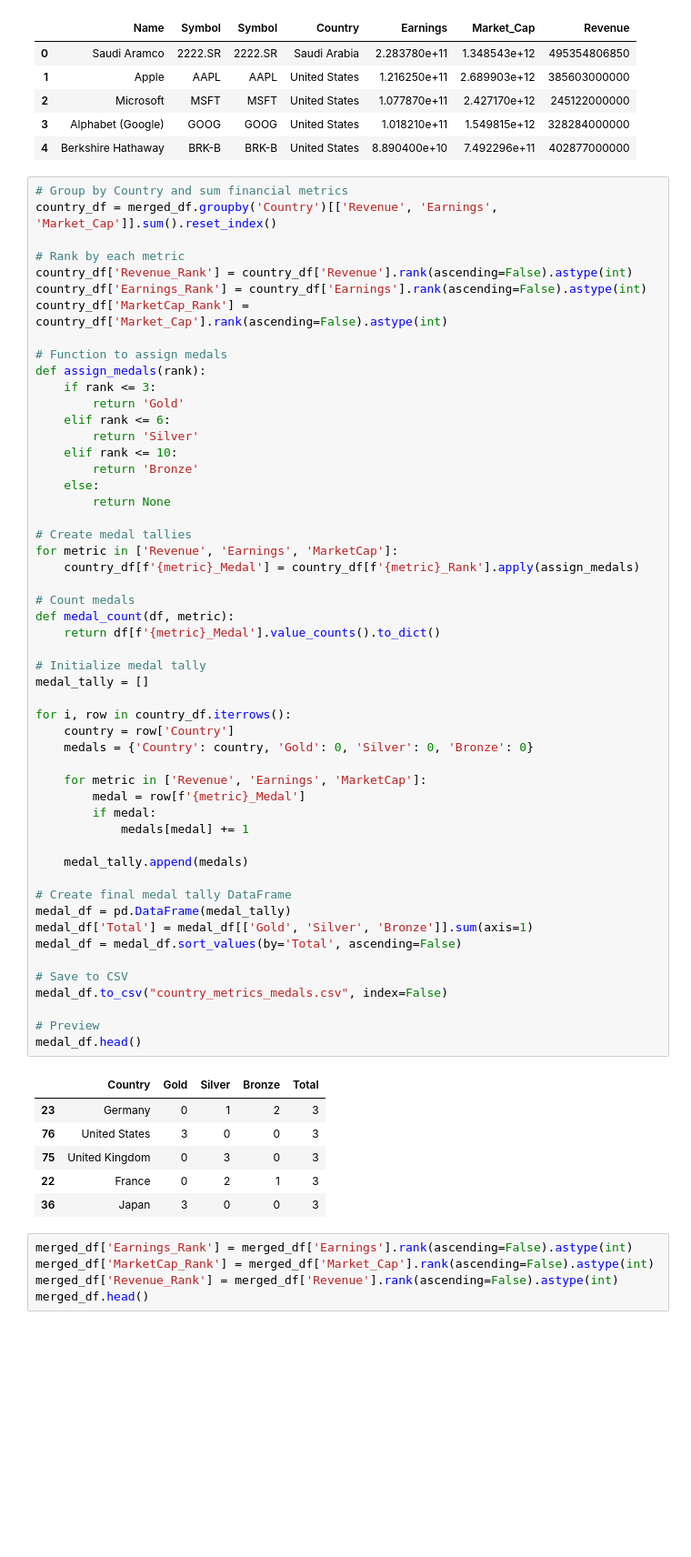
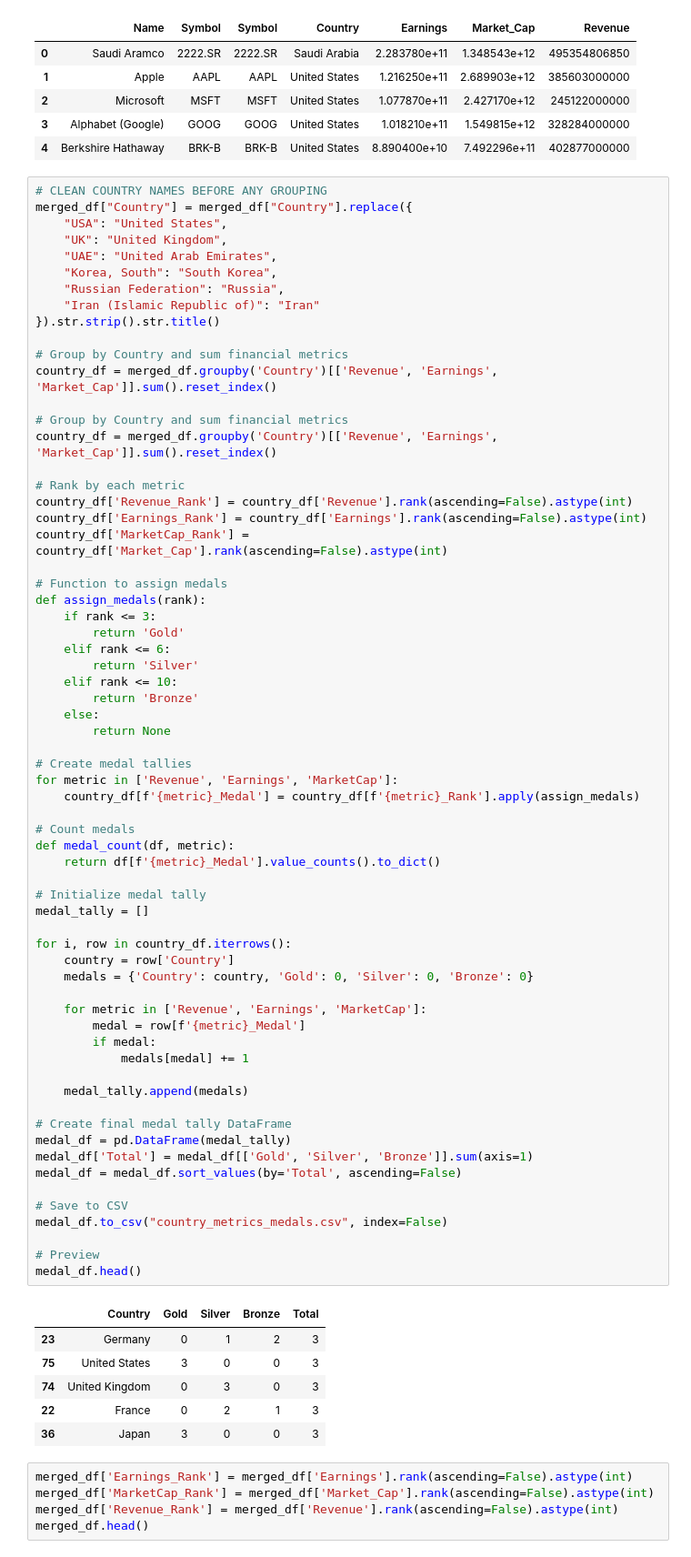
Before and after one commit to A-bearr/Project_3, a Jupyter notebook: Project_3.ipynb, the cells around one changed output. Shown: that part at 91% size. Saved outputs shown, nothing was run; the diff lists cells and outputs as text; blank space fills up the shorter version.

```diff
--- a/Project_3.ipynb
+++ b/Project_3.ipynb
@@ -77,6 +107,19 @@ merged_df.head()
 | 3 | Alphabet (Google) | GOOG | GOOG | United States | 1.018210e+11 | 1.549815e+12 | 328284000000 |
 | 4 | Berkshire Hathaway | BRK-B | BRK-B | United States | 8.890400e+10 | 7.492296e+11 | 402877000000 |
 # %%
+# CLEAN COUNTRY NAMES BEFORE ANY GROUPING
+merged_df["Country"] = merged_df["Country"].replace({
+    "USA": "United States",
+    "UK": "United Kingdom",
+    "UAE": "United Arab Emirates",
+    "Korea, South": "South Korea",
+    "Russian Federation": "Russia",
+    "Iran (Islamic Republic of)": "Iran"
+}).str.strip().str.title()
+
+# Group by Country and sum financial metrics
+country_df = merged_df.groupby('Country')[['Revenue', 'Earnings', 'Market_Cap']].sum().reset_index()
+
 # Group by Country and sum financial metrics
 country_df = merged_df.groupby('Country')[['Revenue', 'Earnings', 'Market_Cap']].sum().reset_index()
 
@@ -104,35 +147,35 @@ for metric in ['Revenue', 'Earnings', 'MarketCap']:
 def medal_count(df, metric):
     return df[f'{metric}_Medal'].value_counts().to_dict()
 
 # Initialize medal tally
 medal_tally = []
 
 for i, row in country_df.iterrows():
     country = row['Country']
     medals = {'Country': country, 'Gold': 0, 'Silver': 0, 'Bronze': 0}
 
     for metric in ['Revenue', 'Earnings', 'MarketCap']:
         medal = row[f'{metric}_Medal']
         if medal:
             medals[medal] += 1
 
     medal_tally.append(medals)
 
 # Create final medal tally DataFrame
 medal_df = pd.DataFrame(medal_tally)
 medal_df['Total'] = medal_df[['Gold', 'Silver', 'Bronze']].sum(axis=1)
 medal_df = medal_df.sort_values(by='Total', ascending=False)
 
 # Save to CSV
 medal_df.to_csv("country_metrics_medals.csv", index=False)
 
 # Preview
 medal_df.head()
 # %% [output]
 |  | Country | Gold | Silver | Bronze | Total |
 | 23 | Germany | 0 | 1 | 2 | 3 |
-| 76 | United States | 3 | 0 | 0 | 3 |
-| 75 | United Kingdom | 0 | 3 | 0 | 3 |
+| 75 | United States | 3 | 0 | 0 | 3 |
+| 74 | United Kingdom | 0 | 3 | 0 | 3 |
 | 22 | France | 0 | 2 | 1 | 3 |
 | 36 | Japan | 3 | 0 | 0 | 3 |
 # %%
```
Also changed, not shown: parts of 9 cells of this notebook, 4 other files.
